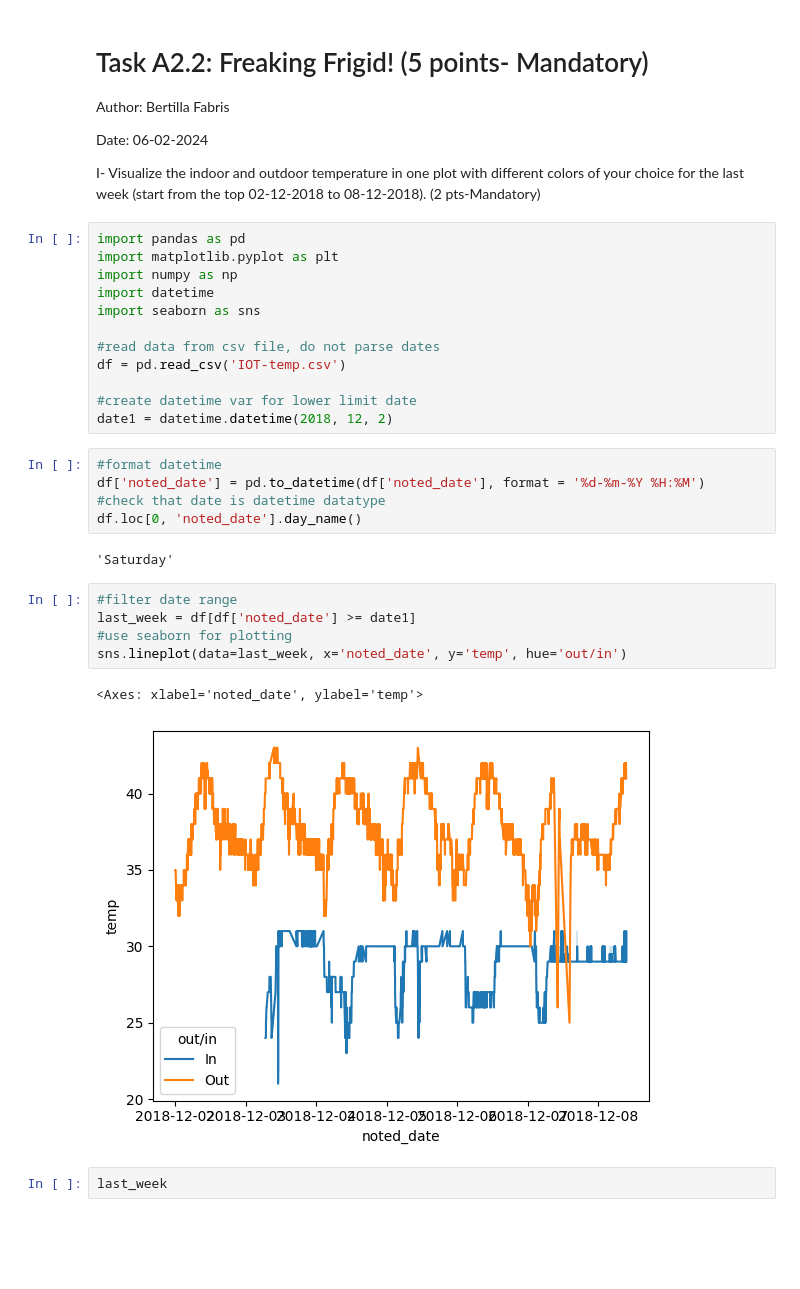
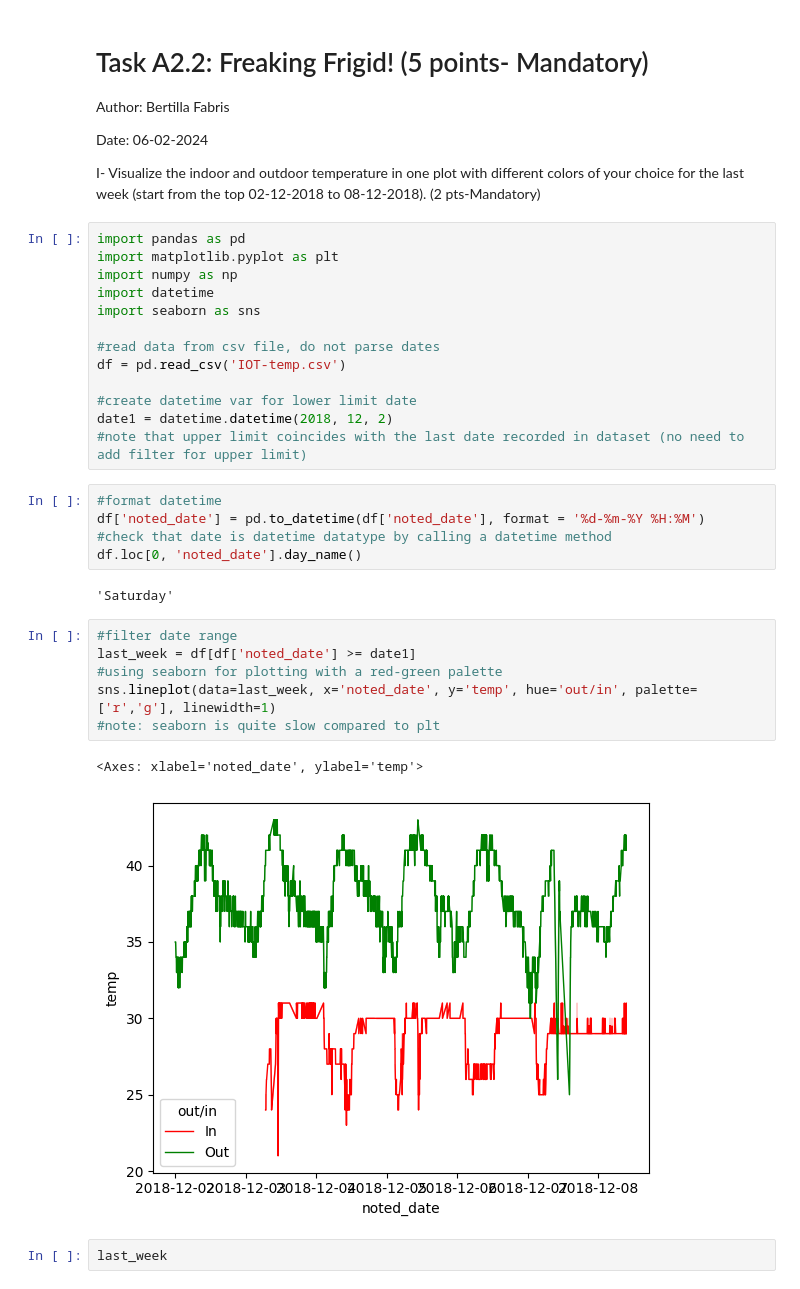
Before and after one commit to cybertilla/Lab2, a Jupyter notebook: Lab2.ipynb, the cells around one changed output. Saved outputs shown, nothing was run; the diff lists cells and outputs as text; blank space fills up the shorter version.

```diff
--- a/Lab2.ipynb
+++ b/Lab2.ipynb
@@ -105,21 +127,23 @@ df = pd.read_csv('IOT-temp.csv')
 
 #create datetime var for lower limit date
 date1 = datetime.datetime(2018, 12, 2)
+#note that upper limit coincides with the last date recorded in dataset (no need to add filter for upper limit)
 # %%
 #format datetime
 df['noted_date'] = pd.to_datetime(df['noted_date'], format = '%d-%m-%Y %H:%M')
-#check that date is datetime datatype
+#check that date is datetime datatype by calling a datetime method
 df.loc[0, 'noted_date'].day_name()
 # %% [output]
 'Saturday'
 # %%
 #filter date range
 last_week = df[df['noted_date'] >= date1]
-#use seaborn for plotting
-sns.lineplot(data=last_week, x='noted_date', y='temp', hue='out/in')
+#using seaborn for plotting with a red-green palette
+sns.lineplot(data=last_week, x='noted_date', y='temp', hue='out/in', palette=['r','g'], linewidth=1)
+#note: seaborn is quite slow compared to plt
 # %% [output]
 <Axes: xlabel='noted_date', ylabel='temp'>
-[figure, old version]
+[figure, new version]
 # %%
 last_week
 # %% [output]
```
Also changed, not shown: parts of 28 cells of this notebook.
